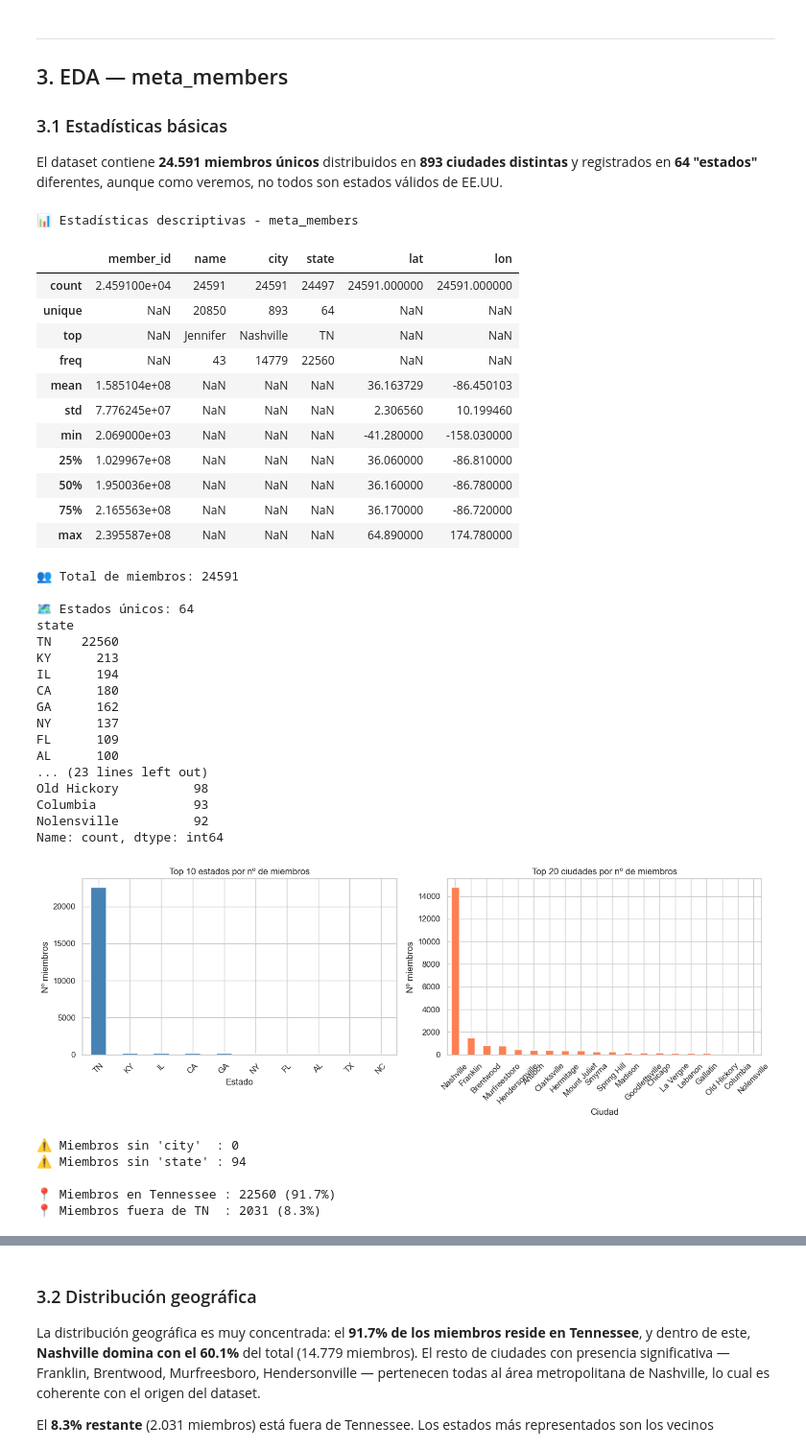
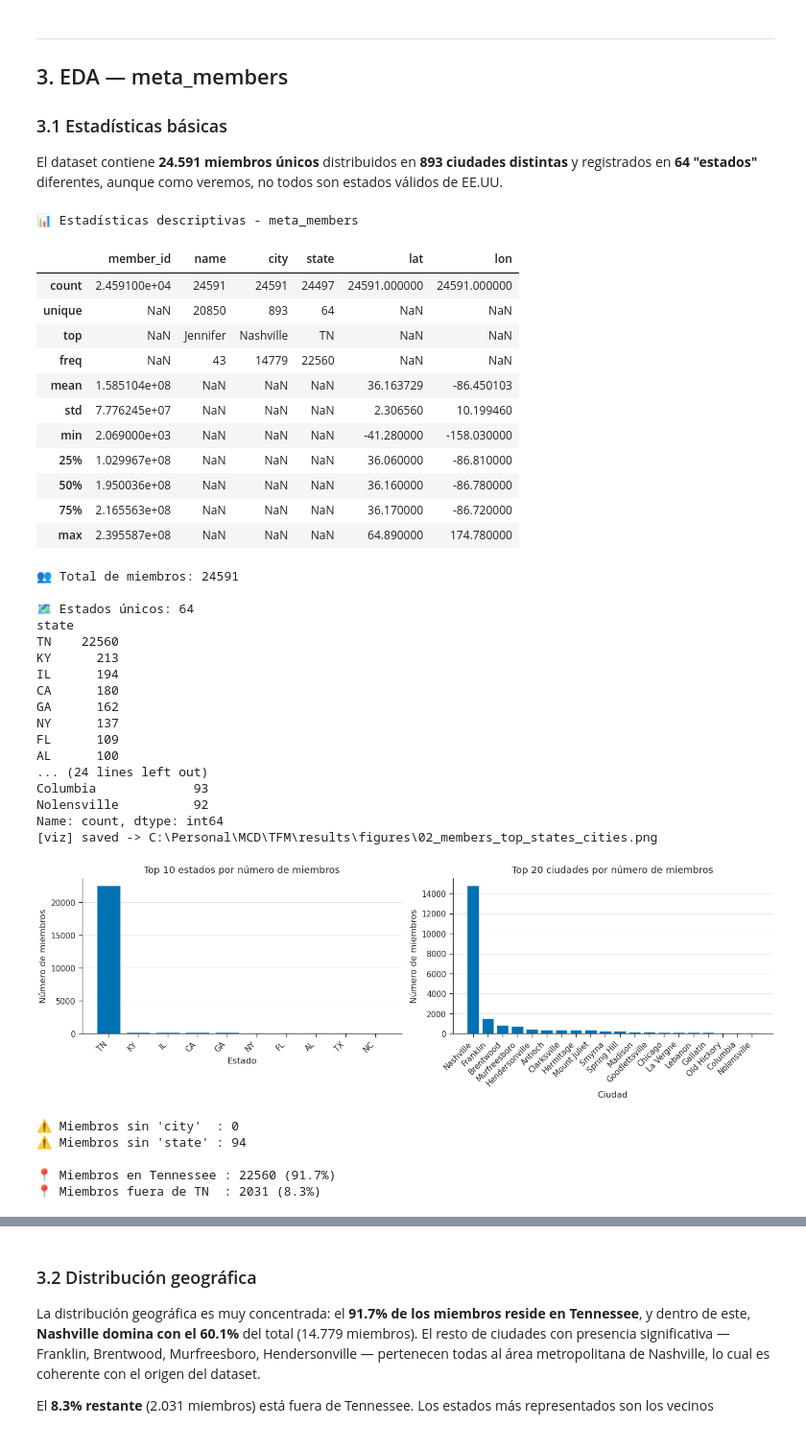
Before and after one commit to rosique3/Graph-Anomaly-Detection, a Jupyter notebook: notebooks/02_eda_metadata.ipynb, the cells around one changed output, grey strips where cells are left out. Shown at 96% size. Drawn from its saved outputs; the diff is of its cells as text; code cells hidden in the pictures.

```diff
--- a/notebooks/02_eda_metadata.ipynb
+++ b/notebooks/02_eda_metadata.ipynb
@@ -9,6 +9,9 @@ Este notebook realiza el análisis exploratorio de los tres ficheros de metadato
 El objetivo es identificar patrones, distribuciones y candidatos a anomalía que orienten tanto el feature engineering como la interpretación de los resultados del GAE.
 # %%
 import os
+import sys
+sys.path.insert(0, '..')
+
 import numpy as np
 import pandas as pd
 import matplotlib.pyplot as plt
@@ -17,8 +20,12 @@ import seaborn as sns
 import geopandas as gpd
 from matplotlib.patches import FancyArrowPatch
 
-sns.set_theme(style="whitegrid")
-plt.rcParams["figure.figsize"] = (12, 5)
+from src.utils.visualization import (
+    apply_theme, polish, save_figure,
+    PALETTE, CAT_COLORS, CMAP_SEQ, CMAP_HEAT, FS, FONT,
+)
+
+apply_theme()
 # %% [markdown]
 ## 1. Carga de datos
 
@@ -150,23 +157,26 @@ print(f"\n🏙️ Ciudades únicas: {meta_members['city'].nunique()}")
 print(city_counts.head(20))
 
 # Visualización
-fig, axes = plt.subplots(1, 2, figsize=(14, 5))
+fig, axes = plt.subplots(1, 2, figsize=FS["r1c2"])
 
-# Top 10 estados
-state_counts.head(10).plot(kind="bar", ax=axes[0], color="steelblue")
-axes[0].set_title("Top 10 estados por nº de miembros")
+axes[0].bar(state_counts.head(10).index, state_counts.head(10).values,
+            color=PALETTE["M"])
+axes[0].set_title("Top 10 estados por número de miembros")
 axes[0].set_xlabel("Estado")
-axes[0].set_ylabel("Nº miembros")
-axes[0].tick_params(axis="x", rotation=45)
+axes[0].set_ylabel("Número de miembros")
+plt.setp(axes[0].get_xticklabels(), rotation=45, ha="right")
+polish(axes[0])
 
-# Top 20 ciudades
-city_counts.head(20).plot(kind="bar", ax=axes[1], color="coral")
-axes[1].set_title("Top 20 ciudades por nº de miembros")
+axes[1].bar(city_counts.head(20).index, city_counts.head(20).values,
+            color=PALETTE["M"])
+axes[1].set_title("Top 20 ciudades por número de miembros")
 axes[1].set_xlabel("Ciudad")
-axes[1].set_ylabel("Nº miembros")
-axes[1].tick_params(axis="x", rotation=45)
+axes[1].set_ylabel("Número de miembros")
+plt.setp(axes[1].get_xticklabels(), rotation=45, ha="right")
+polish(axes[1])
 
 plt.tight_layout()
+save_figure(fig, "02_members_top_states_cities.png")
 plt.show()
 
 # Miembros sin ciudad/estado informado
@@ -180,36 +190,36 @@ print(f"\n📍 Miembros en Tennessee : {len(tn_members)} ({len(tn_members)/len(m
 print(f"📍 Miembros fuera de TN  : {len(out_members)} ({len(out_members)/len(meta_members)*100:.1f}%)")
 # %% [output]
 📊 Estadísticas descriptivas - meta_members
 |  | member_id | name | city | state | lat | lon |
 | count | 2.459100e+04 | 24591 | 24591 | 24497 | 24591.000000 | 24591.000000 |
 | unique | NaN | 20850 | 893 | 64 | NaN | NaN |
 | top | NaN | Jennifer | Nashville | TN | NaN | NaN |
 | freq | NaN | 43 | 14779 | 22560 | NaN | NaN |
 | mean | 1.585104e+08 | NaN | NaN | NaN | 36.163729 | -86.450103 |
 | std | 7.776245e+07 | NaN | NaN | NaN | 2.306560 | 10.199460 |
 | min | 2.069000e+03 | NaN | NaN | NaN | -41.280000 | -158.030000 |
 | 25% | 1.029967e+08 | NaN | NaN | NaN | 36.060000 | -86.810000 |
 | 50% | 1.950036e+08 | NaN | NaN | NaN | 36.160000 | -86.780000 |
 | 75% | 2.165563e+08 | NaN | NaN | NaN | 36.170000 | -86.720000 |
 | max | 2.395587e+08 | NaN | NaN | NaN | 64.890000 | 174.780000 |
 👥 Total de miembros: 24591
 
 🗺️ Estados únicos: 64
 state
 TN    22560
 KY      213
 IL      194
 CA      180
 GA      162
 NY      137
 FL      109
 AL      100
-... (23 lines left out)
-Old Hickory          98
+... (24 lines left out)
 Columbia             93
 Nolensville          92
 Name: count, dtype: int64
+[viz] saved -> C:\Personal\MCD\TFM\results\figures\02_members_top_states_cities.png
-[figure, old version]
+[figure, new version]
 ⚠️ Miembros sin 'city'  : 0
 ⚠️ Miembros sin 'state' : 94
 
```
Also changed, not shown: parts of 14 cells of this notebook, 28 other files.
